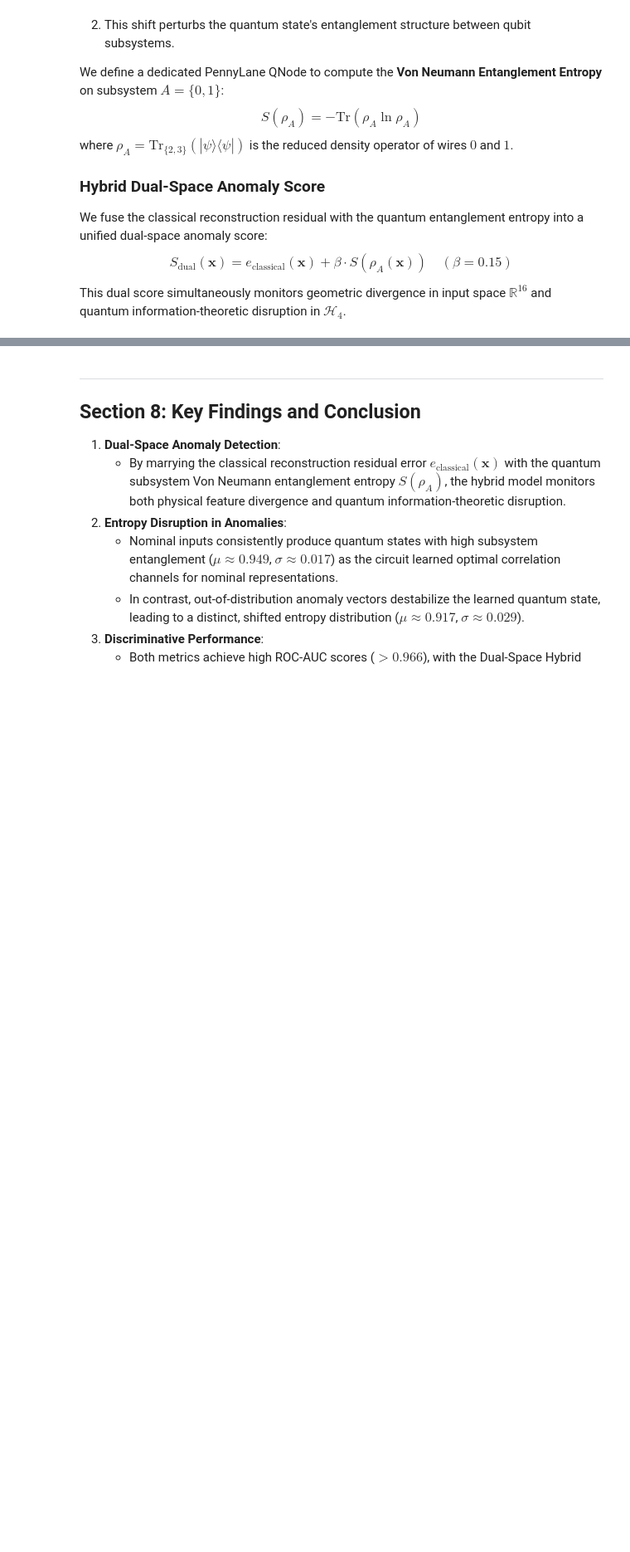
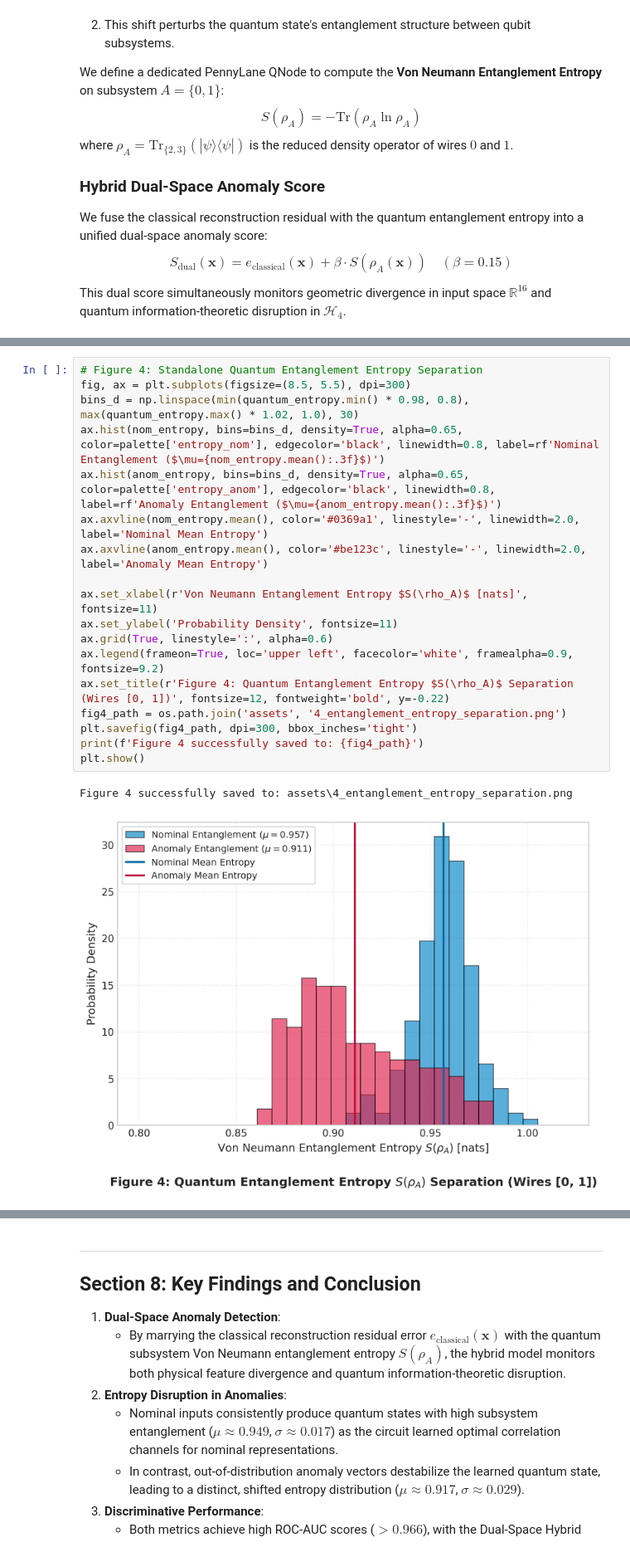
Before and after one commit to harish-k-harish/HQCAE-Anomaly-Detection, a Jupyter notebook: hqcae_experiment.ipynb, the cells around one changed output, grey strips where cells are left out. Shown at 83% size. Cells and saved outputs as stored; diff of their text form; blank space fills up the shorter version.

```diff
--- a/hqcae_experiment.ipynb
+++ b/hqcae_experiment.ipynb
@@ -589,0 +592,21 @@ High-resolution 4-panel comparison figure successfully saved to: assets\hqcae_ex
+# %%
+# Figure 4: Standalone Quantum Entanglement Entropy Separation
+fig, ax = plt.subplots(figsize=(8.5, 5.5), dpi=300)
+bins_d = np.linspace(min(quantum_entropy.min() * 0.98, 0.8), max(quantum_entropy.max() * 1.02, 1.0), 30)
+ax.hist(nom_entropy, bins=bins_d, density=True, alpha=0.65, color=palette['entropy_nom'], edgecolor='black', linewidth=0.8, label=rf'Nominal Entanglement ($\mu={nom_entropy.mean():.3f}$)')
+ax.hist(anom_entropy, bins=bins_d, density=True, alpha=0.65, color=palette['entropy_anom'], edgecolor='black', linewidth=0.8, label=rf'Anomaly Entanglement ($\mu={anom_entropy.mean():.3f}$)')
+ax.axvline(nom_entropy.mean(), color='#0369a1', linestyle='-', linewidth=2.0, label='Nominal Mean Entropy')
+ax.axvline(anom_entropy.mean(), color='#be123c', linestyle='-', linewidth=2.0, label='Anomaly Mean Entropy')
+
+ax.set_xlabel(r'Von Neumann Entanglement Entropy $S(\rho_A)$ [nats]', fontsize=11)
+ax.set_ylabel('Probability Density', fontsize=11)
+ax.grid(True, linestyle=':', alpha=0.6)
+ax.legend(frameon=True, loc='upper left', facecolor='white', framealpha=0.9, fontsize=9.2)
+ax.set_title(r'Figure 4: Quantum Entanglement Entropy $S(\rho_A)$ Separation (Wires [0, 1])', fontsize=12, fontweight='bold', y=-0.22)
+fig4_path = os.path.join('assets', '4_entanglement_entropy_separation.png')
+plt.savefig(fig4_path, dpi=300, bbox_inches='tight')
+print(f'Figure 4 successfully saved to: {fig4_path}')
+plt.show()
+# %% [output]
+Figure 4 successfully saved to: assets\4_entanglement_entropy_separation.png
+[figure, added]
```
Also changed, not shown: parts of 17 cells of this notebook, 9 other files.
